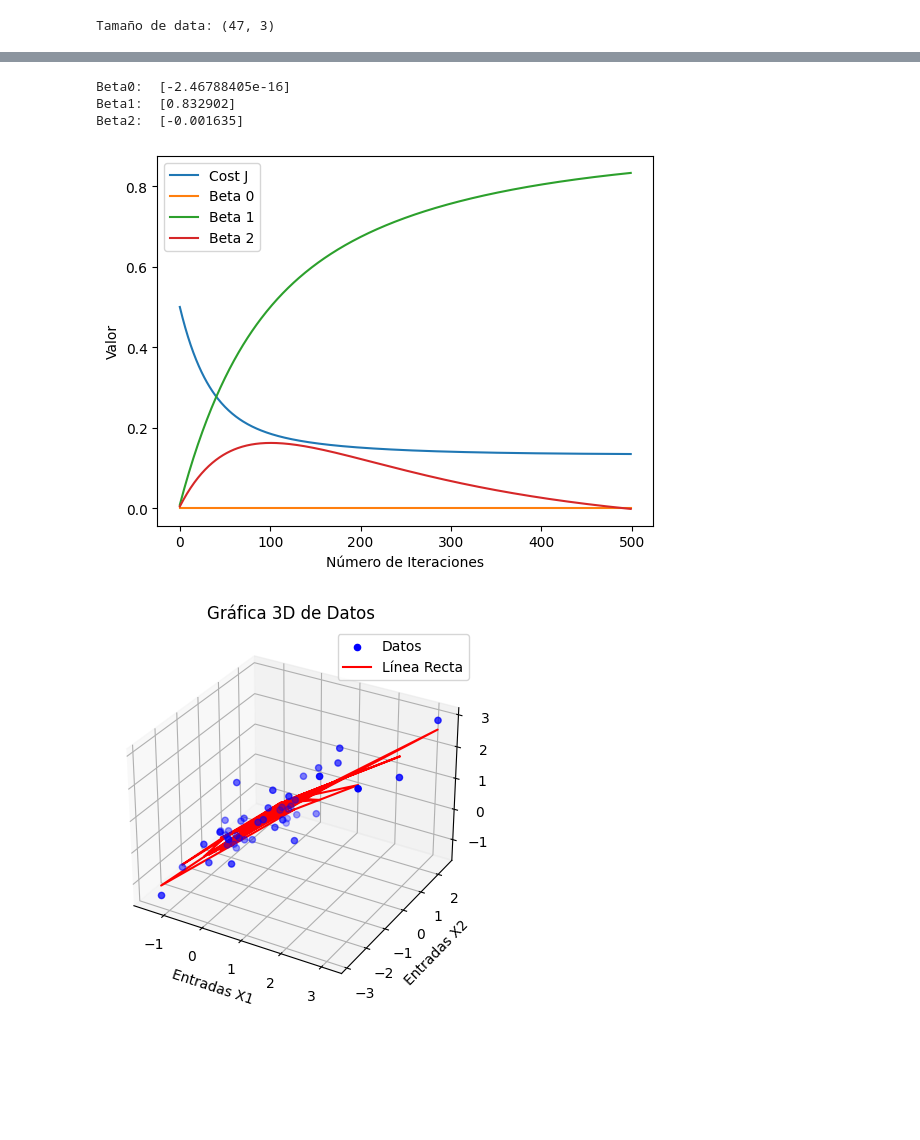
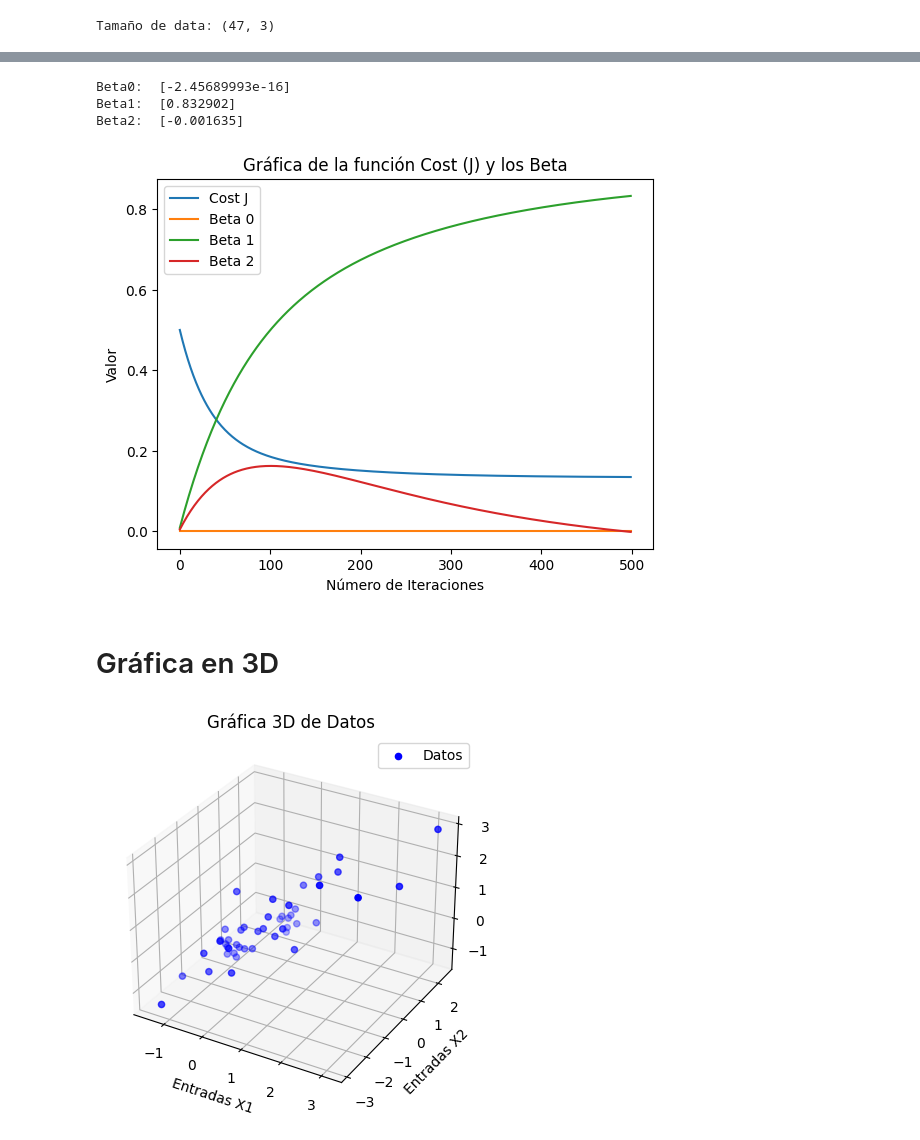
Before and after one commit to jcagudelo12/IA, a Jupyter notebook: RegresionLineal_2_Variables/R_Lineal_Two_Variable.ipynb, the cells around one changed output, grey strips where cells are left out. Cells and saved outputs as stored; diff of their text form; code cells hidden in the pictures; blank space fills up the shorter version.

Commit message:
Se adecua el archivo para entrega del taller.

```diff
--- a/RegresionLineal_2_Variables/R_Lineal_Two_Variable.ipynb
+++ b/RegresionLineal_2_Variables/R_Lineal_Two_Variable.ipynb
@@ -21,0 +37,11 @@ Tamaño de data: (47, 3)
+# %%
+promX = np.mean(data, axis=0)
+stdX = np.std(data, axis=0)
+
+print('promX:', promX)
+print('stdX:', stdX)
+
+dataNormalizada = np.zeros((dataSize[0], dataSize[1]))
+for i in range(dataSize[0]):
+    for j in range(3):
+        dataNormalizada[i, j] = (data[i, j] - promX[j]) / stdX[j]
@@ -115,6 +134,7 @@ plt.plot(betaPrint[:, 2],'-', label='Beta 2')
 # Agrega etiquetas a los ejes
 plt.xlabel('Número de Iteraciones')
 plt.ylabel('Valor')
+plt.title('Gráfica de la función Cost (J) y los Beta')
 
 # Agrega una leyenda
 plt.legend()
@@ -122,44 +142,46 @@ plt.legend()
 # Muestra el gráfico
 plt.show()
 # %% [output]
-Beta0:  [-2.46788405e-16]
+Beta0:  [-2.45689993e-16]
 Beta1:  [0.832902]
 Beta2:  [-0.001635]
-[figure, old version]
+[figure, new version]
+# %% [markdown]
+# Gráfica en 3D
 # %%
 # Crear una figura y un objeto de subtrama 3D
 fig = plt.figure()
 ax = fig.add_subplot(111, projection='3d')
 
 # Graficar los datos en 3D
-ax.scatter(dataNormal[:,0], dataNormal[:,1], dataNormal[:,2], c='b', marker='o', label='Datos')
+ax.scatter(dataNormalizada[:,0], dataNormalizada[:,1], dataNormalizada[:,2], c='b', marker='o', label='Datos')
 
 
 
-# Definir valores para la línea recta
-X1 = np.zeros((X[:, 1].size, 1))
-X2 = np.zeros((X[:, 2].size, 1))
+# # Definir valores para la línea recta
+# X1 = np.zeros((X[:, 1].size, 1))
+# X2 = np.zeros((X[:, 2].size, 1))
 
-X1[:, 0] = X[:, 1]
-X2[:, 0] = X[:, 2]
+# X1[:, 0] = X[:, 1]
+# X2[:, 0] = X[:, 2]
 
-# Graficar la línea recta
-ax.plot(X1, X2, h_beta, color='r', label='Línea Recta')
+# # Graficar la línea recta
+# ax.plot(X1, h_beta, color='r', label='Línea Recta')
 
 
 # Personalizar el gráfico
 ax.set_xlabel('Entradas X1')
 ax.set_ylabel('Entradas X2')
 ax.set_zlabel('Salida Y')
 ax.set_title('Gráfica 3D de Datos')
 
 # Agregar una leyenda
 ax.legend()
 
 # Mostrar el gráfico
 plt.show()
 # %% [output]
-[figure, old version]
+[figure, new version]
 # %%
 # Crear el trazo de la línea 3D
 trace = go.Scatter3d(
```
Also changed, not shown: parts of 17 cells of this notebook.
